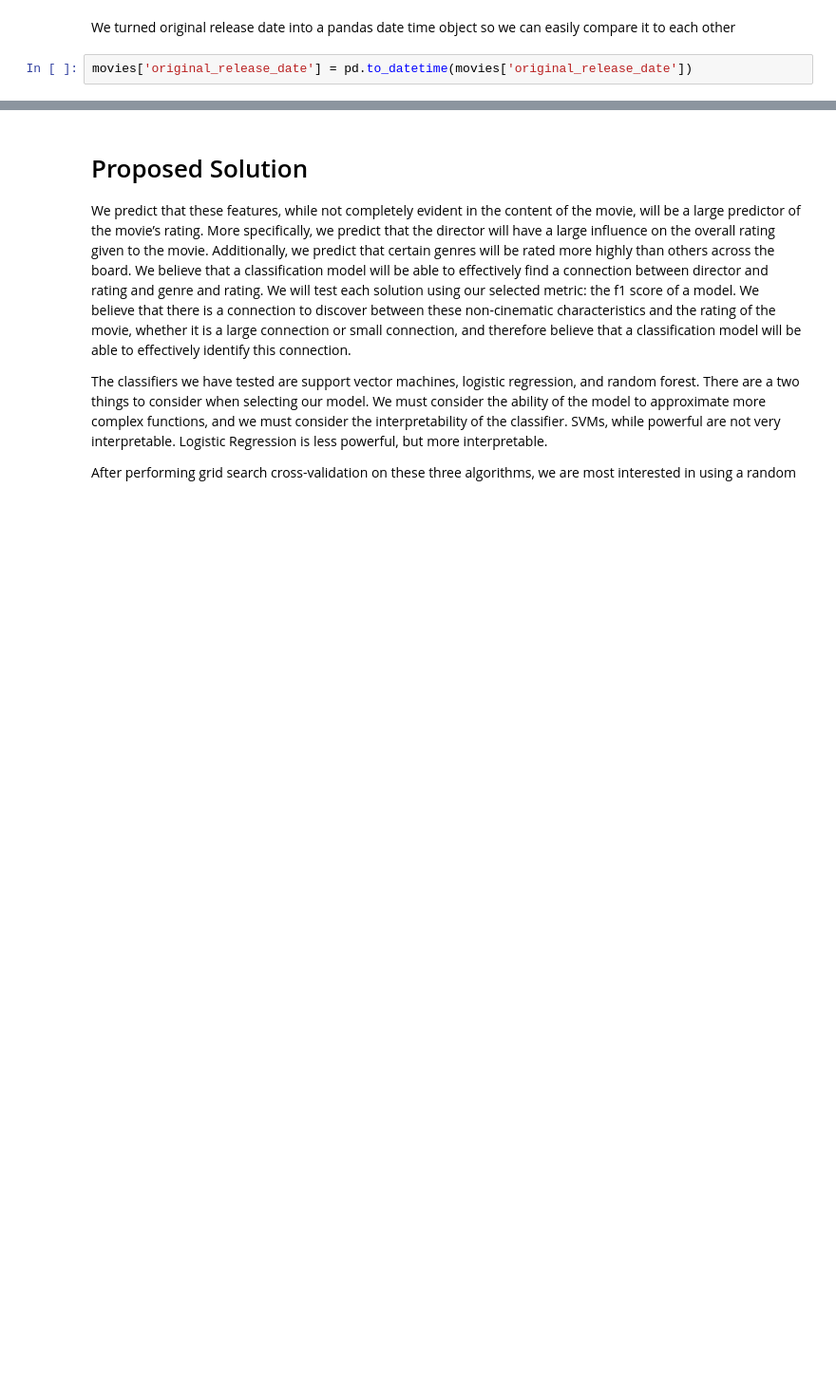
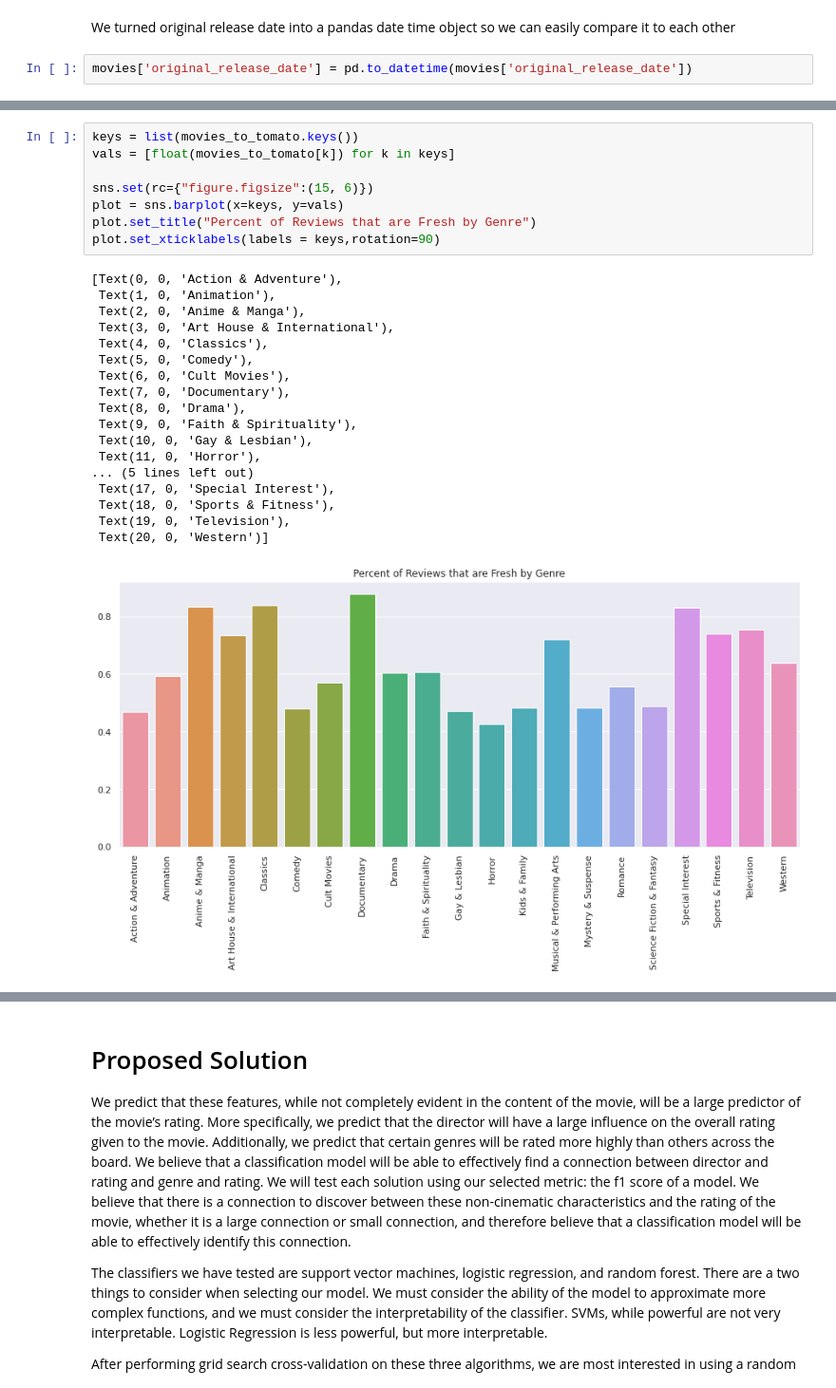
Before and after one commit to J-Singletary/RottenTomatoes-MLProject, a Jupyter notebook: FinalProjectGroup028-Wi23.ipynb, the cells around one changed output, grey strips where cells are left out. Shown at 95% size. Saved outputs shown, nothing was run; the diff lists cells and outputs as text; blank space fills up the shorter version.

```diff
--- a/FinalProjectGroup028-Wi23.ipynb
+++ b/FinalProjectGroup028-Wi23.ipynb
@@ -135,0 +202,27 @@ movies.head()
+# %%
+keys = list(movies_to_tomato.keys())
+vals = [float(movies_to_tomato[k]) for k in keys]
+
+sns.set(rc={"figure.figsize":(15, 6)})
+plot = sns.barplot(x=keys, y=vals)
+plot.set_title("Percent of Reviews that are Fresh by Genre")
+plot.set_xticklabels(labels = keys,rotation=90)
+# %% [output]
+[Text(0, 0, 'Action & Adventure'),
+ Text(1, 0, 'Animation'),
+ Text(2, 0, 'Anime & Manga'),
+ Text(3, 0, 'Art House & International'),
+ Text(4, 0, 'Classics'),
+ Text(5, 0, 'Comedy'),
+ Text(6, 0, 'Cult Movies'),
+ Text(7, 0, 'Documentary'),
+ Text(8, 0, 'Drama'),
+ Text(9, 0, 'Faith & Spirituality'),
+ Text(10, 0, 'Gay & Lesbian'),
+ Text(11, 0, 'Horror'),
+... (5 lines left out)
+ Text(17, 0, 'Special Interest'),
+ Text(18, 0, 'Sports & Fitness'),
+ Text(19, 0, 'Television'),
+ Text(20, 0, 'Western')]
+[figure, added]
```
Also changed, not shown: parts of 16 cells of this notebook.
